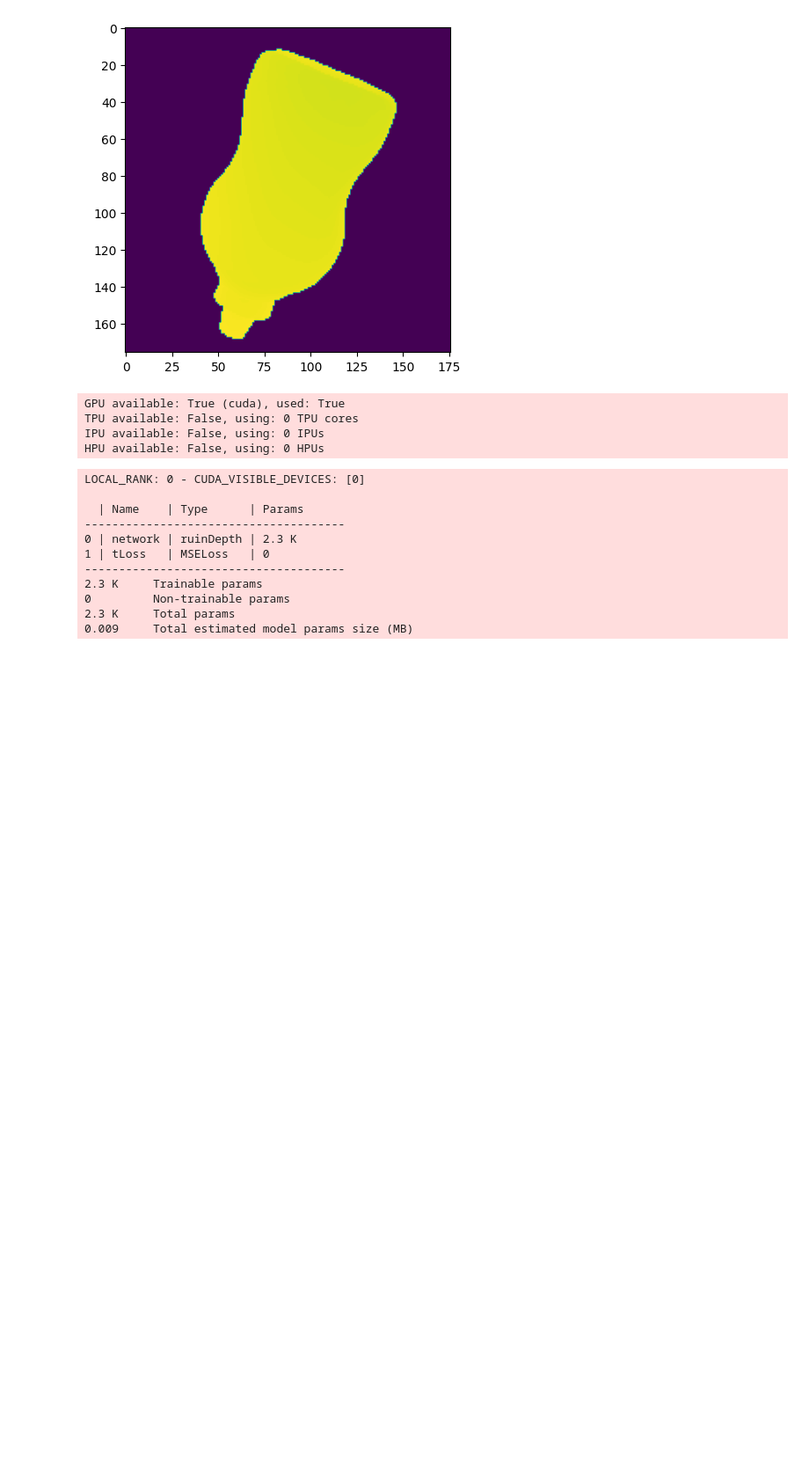
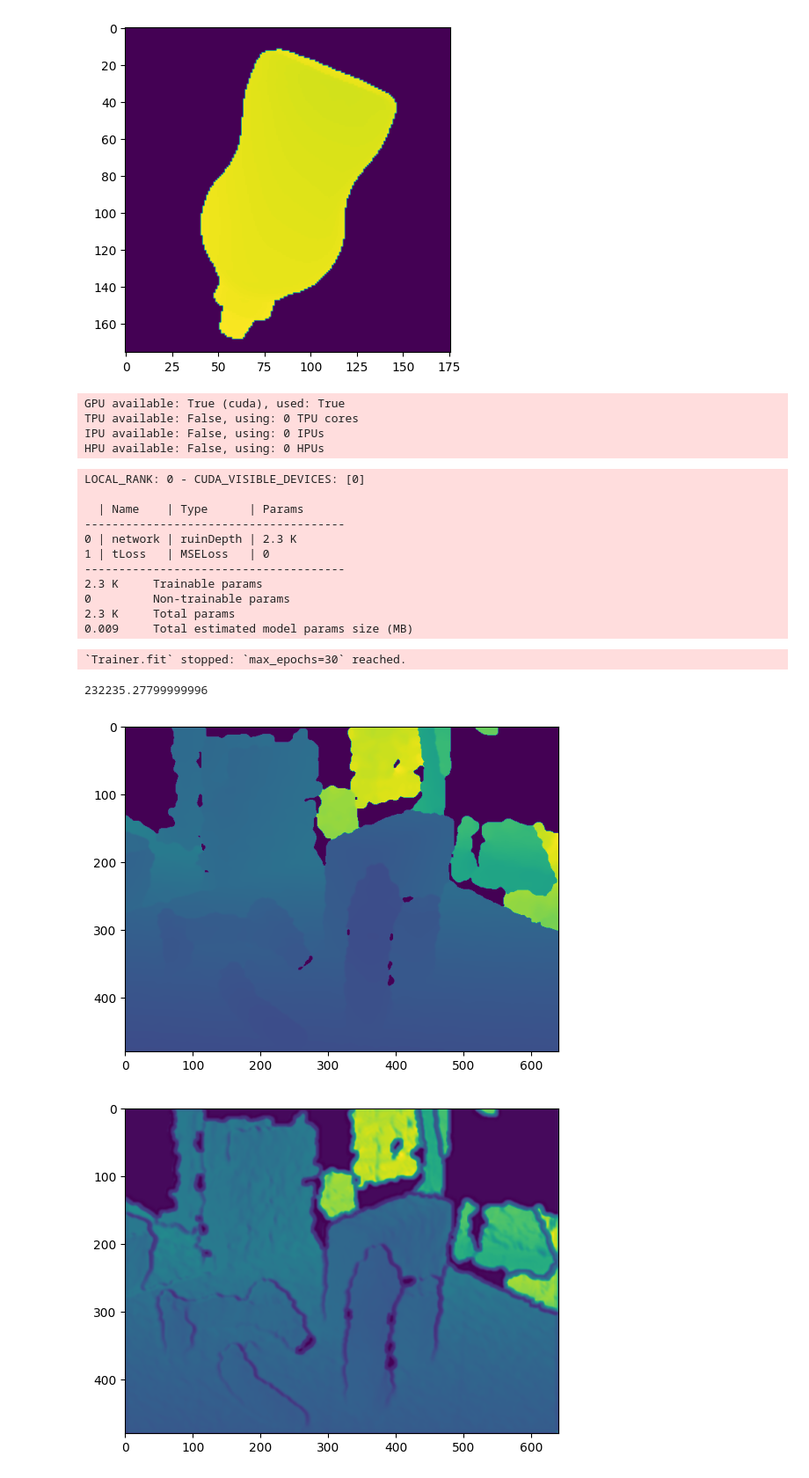
Before and after one commit to git-dhruv/Bayesian-informed-6D-Pose-estimation, a Jupyter notebook: notebooks/noiseFromSynth.ipynb, the cells around one changed output. Shown: that part at 88% size. Cells and saved outputs as stored; diff of their text form; code cells hidden in the pictures; blank space fills up the shorter version.

Commit message:
network works

```diff
--- a/notebooks/noiseFromSynth.ipynb
+++ b/notebooks/noiseFromSynth.ipynb
@@ -32,22 +32,22 @@ class ruinDepth(nn.Module):
     def __init__(self):
         super().__init__()
         self.cn1 = nn.Conv2d(1, 3, kernel_size=(3,3), padding=1)
-        self.rl1 = nn.ReLU()
+        self.rl1 = nn.LeakyReLU()
         self.bn1 = nn.BatchNorm2d(3)
 
         self.cn2 = nn.Conv2d(3, 7, kernel_size=(3,3), padding=1)
-        self.rl2 = nn.ReLU()
+        self.rl2 = nn.LeakyReLU()
         self.bn2 = nn.BatchNorm2d(7)
 
         self.cn3 = nn.Conv2d(7, 14, kernel_size=(3,3), padding=1)
-        self.rl3 = nn.ReLU()
+        self.rl3 = nn.LeakyReLU()
 
         self.tcn1 = nn.ConvTranspose2d(14, 7, kernel_size=3, padding=1)
-        self.rl4 = nn.ReLU()
+        self.rl4 = nn.Tanh()
         self.bn4 = nn.BatchNorm2d(7)
 
         self.tcn2 = nn.ConvTranspose2d(7, 3, kernel_size=3, padding=1)
-        self.rl5 = nn.ReLU()
+        self.rl5 = nn.Tanh()
         self.bn5 = nn.BatchNorm2d(3)
 
         self.tcn3 = nn.ConvTranspose2d(3, 1, kernel_size=3, padding=1)
@@ -105,7 +105,7 @@ class train(pl.LightningModule):
         pred = self.network.forward(images.float())
         loss = self.tLoss(pred, targets.float())
 
-        self.loss+=loss; self.itr+=1
+        self.loss+=loss; self.itr+=len(images)
         return {'loss': loss}
 
     def train_dataloader(self):
@@ -134,7 +134,7 @@ checkpoint_callback = ModelCheckpoint(
     dirpath='checkpoints/',
     filename='my_model-{epoch:02d}-{loss:.2f}',
     save_top_k=3,
-    mode='min',
+    mode='max',
 )
 
 # Learning Rate Monitor
@@ -170,3 +170,22 @@ LOCAL_RANK: 0 - CUDA_VISIBLE_DEVICES: [0]
 0         Non-trainable params
 2.3 K     Total params
 0.009     Total estimated model params size (MB)
+`Trainer.fit` stopped: `max_epochs=30` reached.
+# %%
+train_loader = torch.utils.data.DataLoader(SimDataset(), shuffle=False, batch_size=1)
+for img, tar in train_loader:
+    pred2 = img[0].cpu().detach().numpy().transpose(1,2,0)
+    plt.imshow(pred2)
+    plt.figure()
+    pred = model.network.forward(img.float())
+    pred2 = pred[0].cpu().detach().numpy().transpose(1,2,0)
+    plt.imshow(pred2)
+    plt.figure()
+    pred = tar[0].cpu().detach().numpy().transpose(1,2,0)
+    plt.imshow(pred)
+    print(((pred - pred2)/1e3).round(3).sum())
+    break
+# %% [output]
+232235.27799999996
+[figure, added]
+[figure, added]
```
Also changed, not shown: parts of 1 cell of this notebook, 1 other file.
